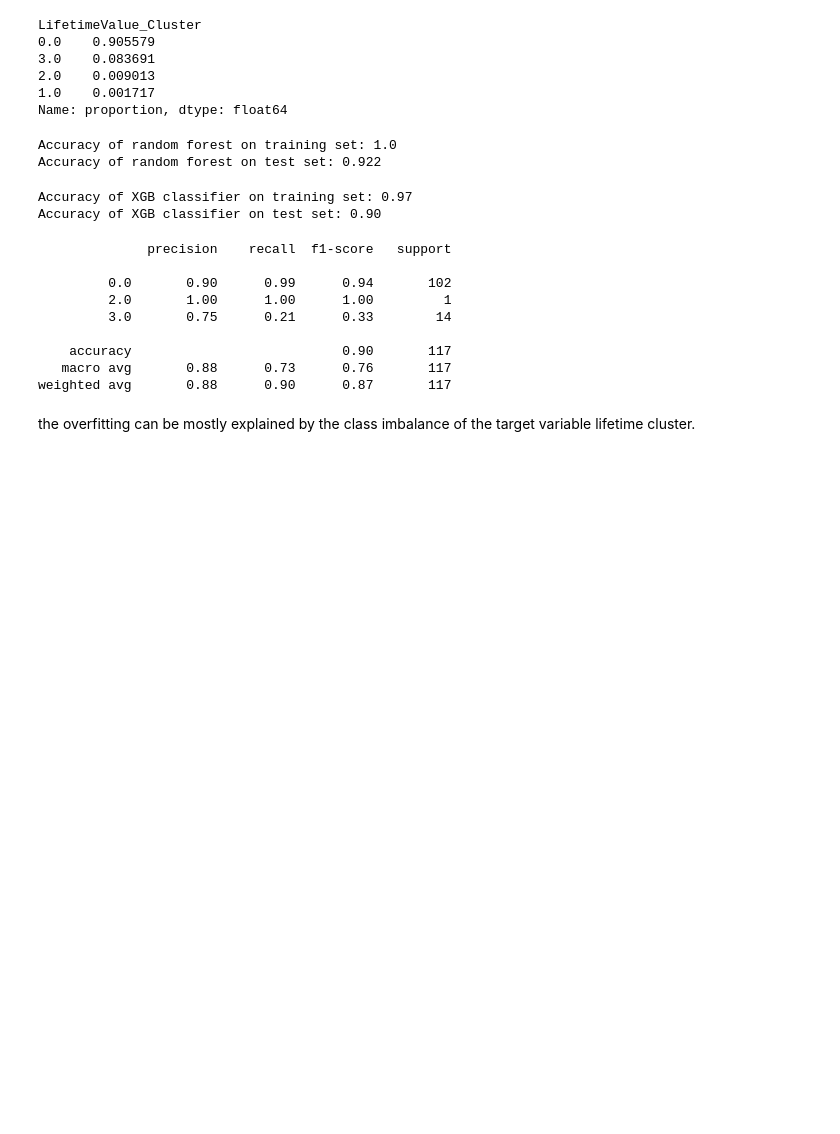
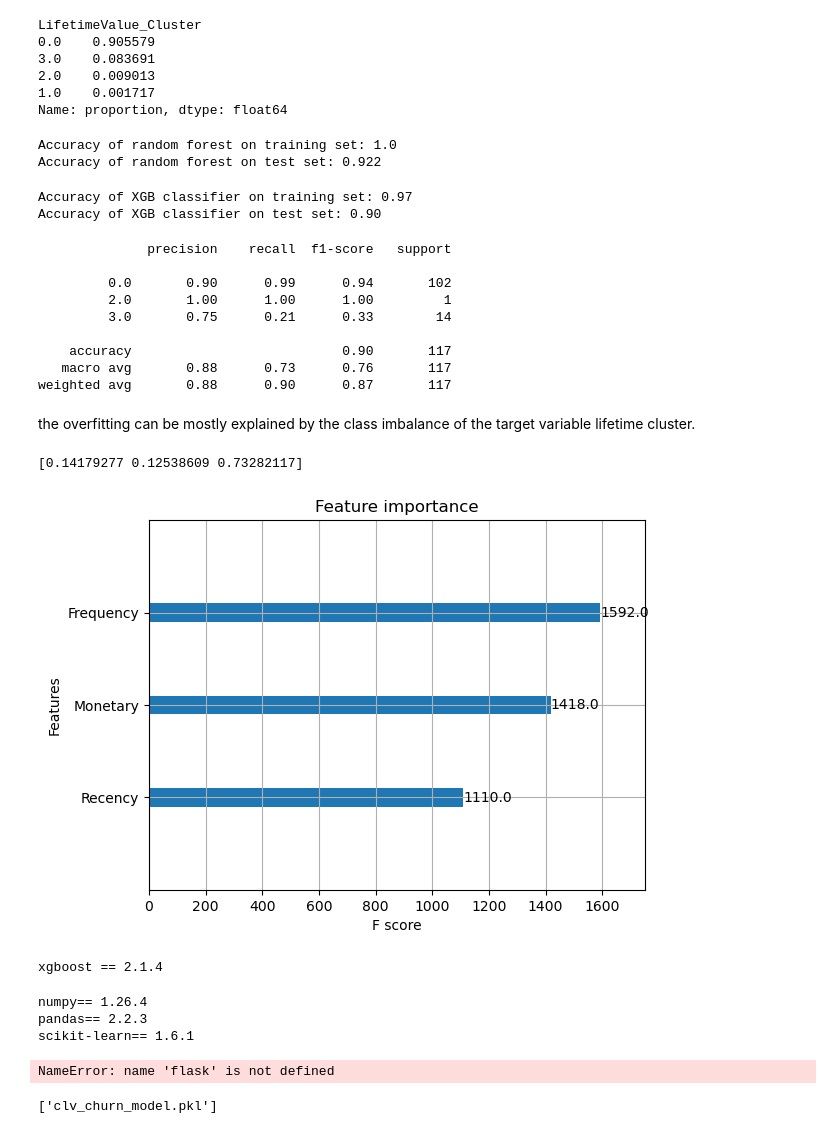
Before and after one commit to helen-oy/Customer_Lifetime_Value_ML_Model, a Jupyter notebook: Customer_LifeTime_Prediction.ipynb, the cells around one changed output. Drawn from its saved outputs; the diff is of its cells as text; code cells hidden in the pictures; blank space fills up the shorter version.

```diff
--- a/Customer_LifeTime_Prediction.ipynb
+++ b/Customer_LifeTime_Prediction.ipynb
@@ -1513,8 +1515,42 @@ print(classification_report(y_test, y_pred))
 weighted avg       0.88      0.90      0.87       117
 # %% [markdown]
 the overfitting can be mostly explained by the class imbalance of the target variable lifetime cluster.
+# %%
+# Get feature importances as a numpy array
+importances = ltv_xgb_model.feature_importances_
+print(importances)
+# %% [output]
+[0.14179277 0.12538609 0.73282117]
+# %%
+from xgboost import plot_importance
+import matplotlib.pyplot as plt
+
+plot_importance(ltv_xgb_model)
+plt.show()
+# %% [output]
+[figure, added]
+# %%
+print("xgboost ==",xgb.__version__ )
+# %% [output]
+xgboost == 2.1.4
 # %%
-print("numpy==", numpy.__version__)
-print("pandas==", pandas.__version__)
+print("numpy==", np.__version__)
+print("pandas==", pd.__version__)
 print("scikit-learn==", sklearn.__version__)
+print("xgboost ==",xgb.__version__ )
 print("flask==", flask.__version__)
+# %% [output]
+numpy== 1.26.4
+pandas== 2.2.3
+scikit-learn== 1.6.1
+NameError: name 'flask' is not defined
+# %%
+import joblib # or use pickle
+
+#after model training
+model = ltv_xgb_model
+
+#saving model using joblib
+joblib.dump(model, 'clv_churn_model.pkl')
+# %% [output]
+['clv_churn_model.pkl']
```
Also changed, not shown: parts of 3 cells of this notebook, 1 other file.
